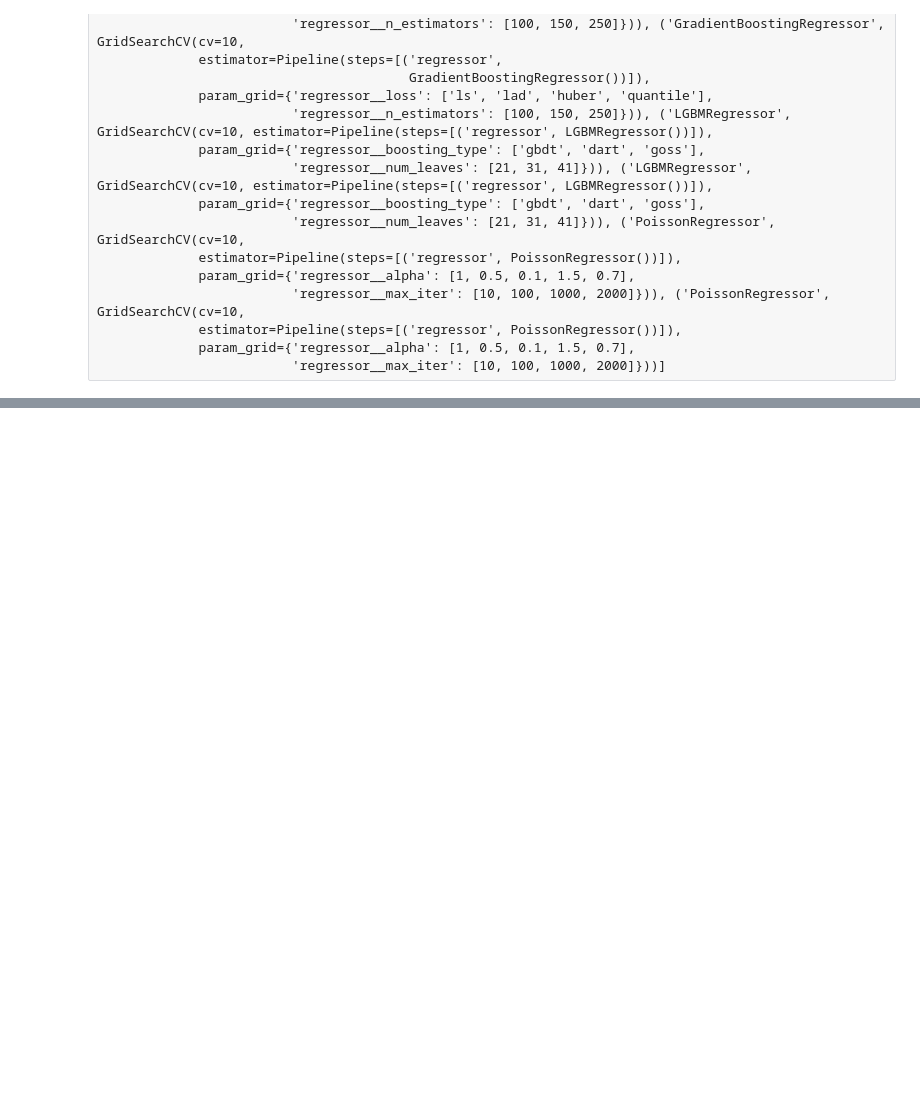
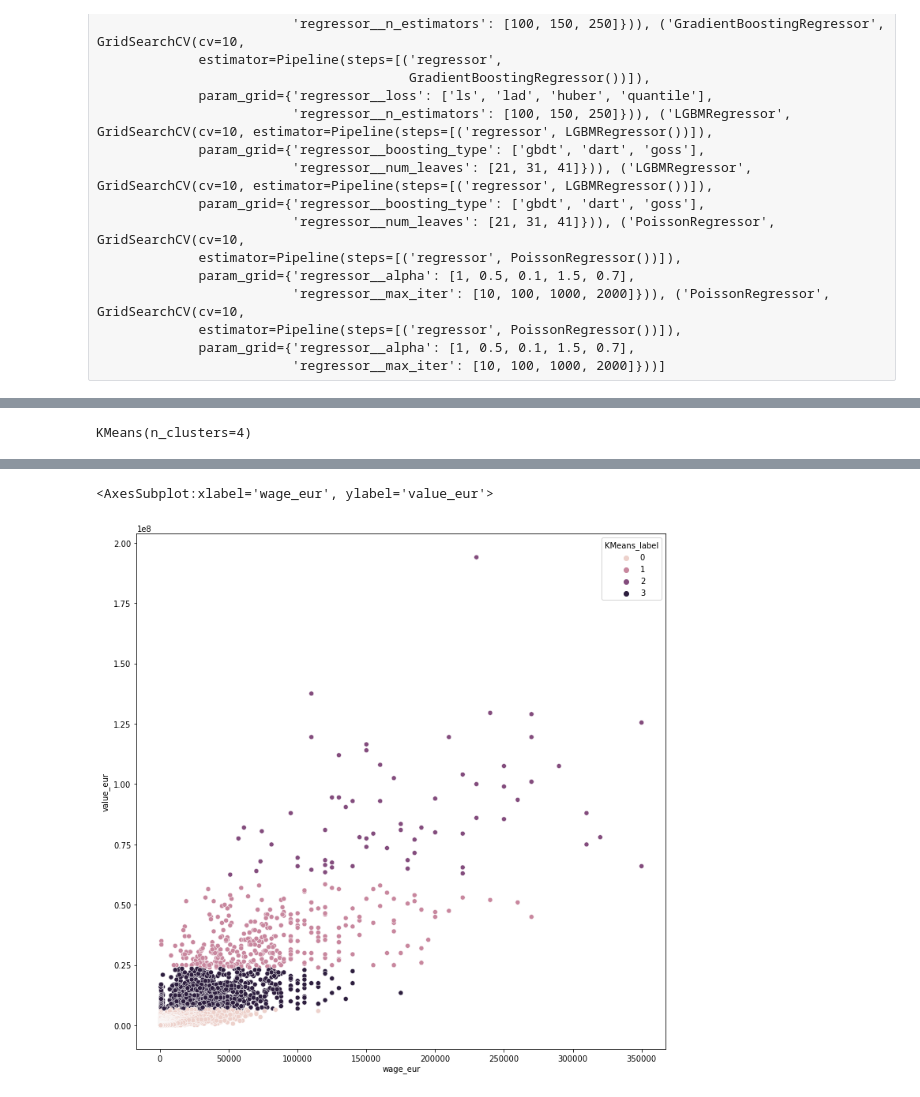
Before and after one commit to ironhack-bcn-data-pt/PR06-Machine-Learning-Group-Project, a Jupyter notebook: LazyModels.ipynb, the cells around one changed output, grey strips where cells are left out. Cells and saved outputs as stored; diff of their text form; code cells hidden in the pictures; blank space fills up the shorter version.

Commit message:
cluster tests

```diff
--- a/LazyModels.ipynb
+++ b/LazyModels.ipynb
@@ -405,0 +428,2 @@ Accuracy : 0.8039669236974369
+# %%
+df_cl = df.copy()
@@ -405,0 +432,2 @@ Accuracy : 0.8039669236974369
+# %%
+cluster = KMeans(4)
@@ -405,0 +436,16 @@ Accuracy : 0.8039669236974369
+# %%
+cluster.fit(df_cl[['overall', 'potential', 'international_reputation',
+       'attacking_short_passing', 'skill_long_passing',
+       'movement_reactions', 'power_shot_power', 'mentality_vision',
+       'mentality_composure', 'cam','value_eur','wage_eur']])
+# %% [output]
+KMeans(n_clusters=4)
+# %%
+df_cl['KMeans_label'] = cluster.predict(df_cl[['overall', 'potential', 'international_reputation',
+       'attacking_short_passing', 'skill_long_passing',
+       'movement_reactions', 'power_shot_power', 'mentality_vision',
+       'mentality_composure', 'cam','value_eur','wage_eur']])
+# %%
+plt.rcParams['figure.figsize'] = (12,12)
+sns.scatterplot(x=df_cl.wage_eur,y=df_cl.value_eur,hue=df_cl.KMeans_label)
+# %% [output]
@@ -405,0 +454,2 @@ Accuracy : 0.8039669236974369
+<AxesSubplot:xlabel='wage_eur', ylabel='value_eur'>
+[figure, added]
```
Also changed, not shown: parts of 17 cells of this notebook.
